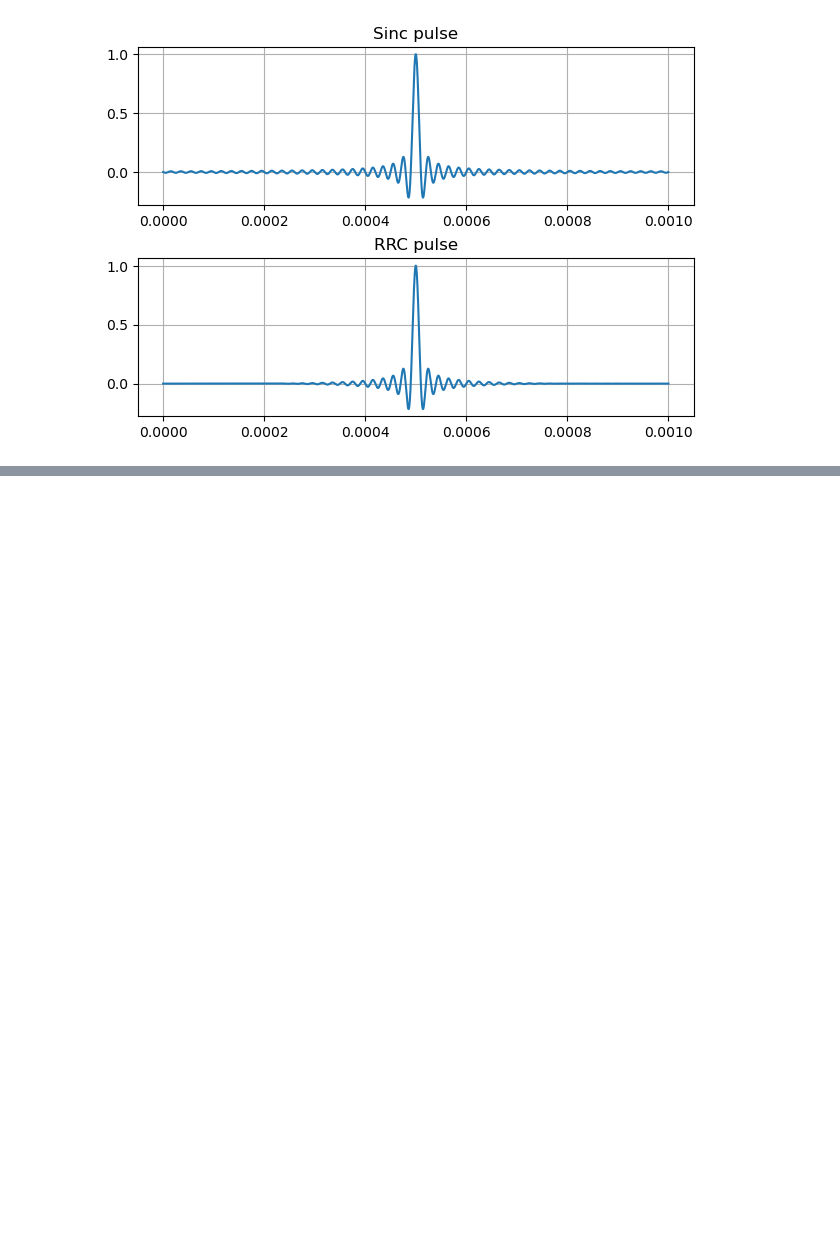
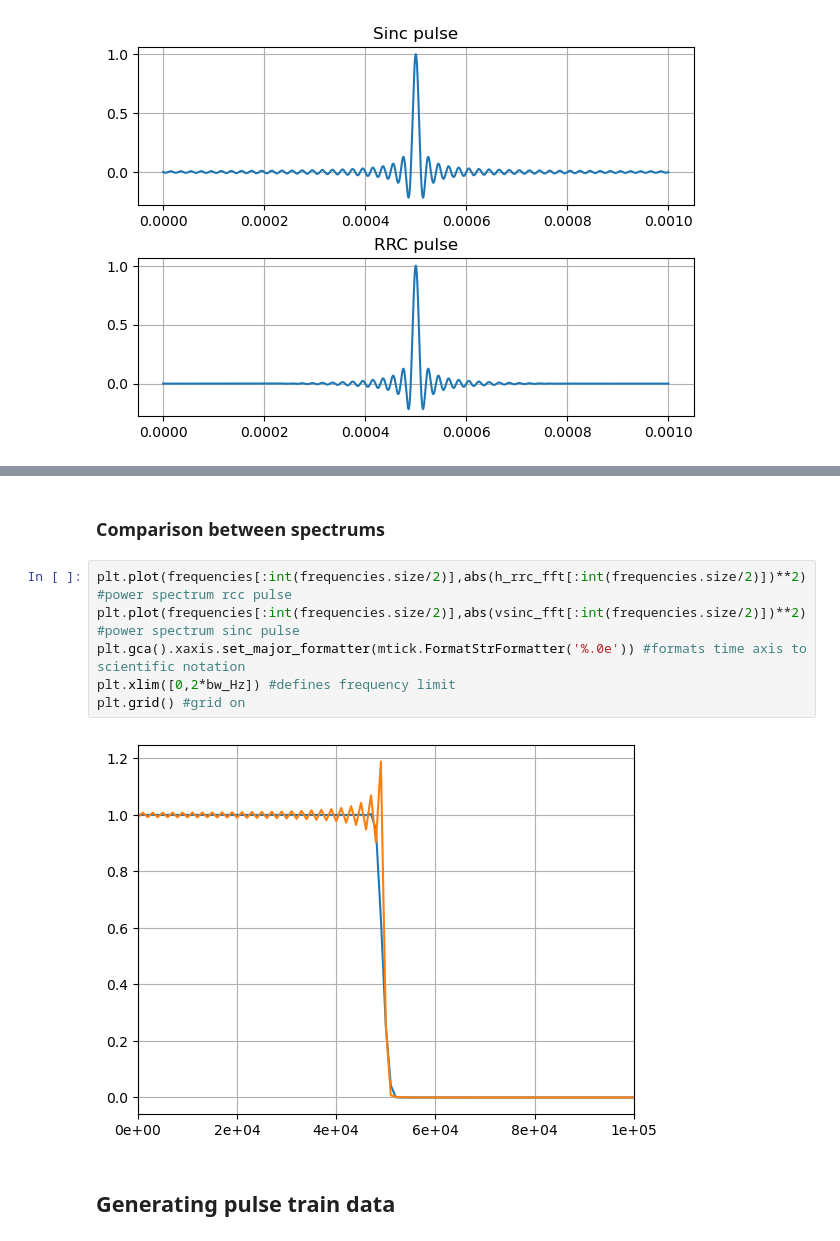
Before and after one commit to floose/py-ju-sea-dsp, a Jupyter notebook: ex1-rc-circ/LTSpice_Nyquist_pulse.ipynb, the cells around one changed output, grey strips where cells are left out. Drawn from its saved outputs; the diff is of its cells as text; blank space fills up the shorter version.

```diff
--- a/ex1-rc-circ/LTSpice_Nyquist_pulse.ipynb
+++ b/ex1-rc-circ/LTSpice_Nyquist_pulse.ipynb
@@ -165,0 +178,12 @@ GridSpec(1, 1)
+# %% [markdown]
+### Comparison between spectrums
+# %%
+plt.plot(frequencies[:int(frequencies.size/2)],abs(h_rrc_fft[:int(frequencies.size/2)])**2) #power spectrum rcc pulse
+plt.plot(frequencies[:int(frequencies.size/2)],abs(vsinc_fft[:int(frequencies.size/2)])**2) #power spectrum sinc pulse
+plt.gca().xaxis.set_major_formatter(mtick.FormatStrFormatter('%.0e')) #formats time axis to scientific notation
+plt.xlim([0,2*bw_Hz]) #defines frequency limit
+plt.grid() #grid on
+# %% [output]
+[figure, added]
+# %% [markdown]
+## Generating pulse train data
```
Also changed, not shown: parts of 3 cells of this notebook, 1 other file.
